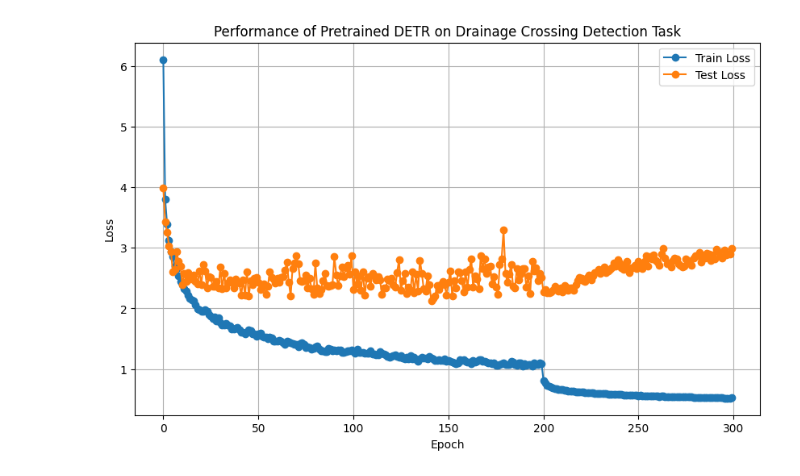
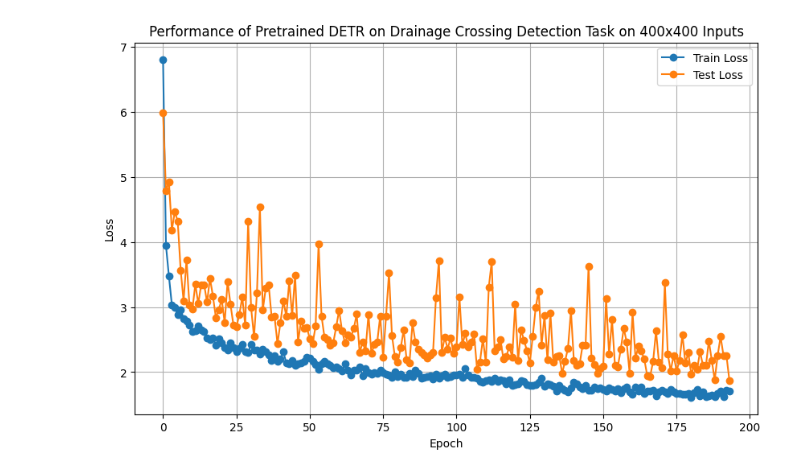
Before and after one commit to amirhnazerii/Transformer_OD_TPU, a Jupyter notebook: notebooks/visualization/training_graphs.ipynb, the cells around one changed output. Cells and saved outputs as stored; diff of their text form; code cells hidden in the pictures.

```diff
--- a/notebooks/visualization/training_graphs.ipynb
+++ b/notebooks/visualization/training_graphs.ipynb
@@ -3,10 +3,10 @@ import pandas as pd
 import matplotlib.pyplot as plt
 import os
 # %%
-experiment_name = 'experiment_1'
+crop = 400
+experiment_name = f'detr_output_{crop}_binary_skip'
 # %%
-savedir = '/workspace/visualizations/'
-os.makedirs(os.path.join(savedir, experiment_name), exist_ok=True)
+savedir = os.path.join('/workspace', experiment_name)
 # %%
 def read_dict_file(filename):
     with open(filename, 'r') as file:
@@ -20,13 +20,13 @@ df = read_dict_file(filename)
 # %%
 plt.figure(figsize=(10, 6))
 plt.plot(df['epoch'], df['train_loss'], label='Train Loss', marker='o')
 plt.plot(df['epoch'], df['test_loss'], label='Test Loss', marker='o')
 
 plt.xlabel('Epoch')
 plt.ylabel('Loss')
-plt.title('Performance of Pretrained DETR on Drainage Crossing Detection Task')
+plt.title(f'Performance of Pretrained DETR on Drainage Crossing Detection Task on {crop}x{crop} Inputs')
 plt.legend()
 plt.grid(True)
-plt.savefig(os.path.join(savedir, experiment_name, 'training_graph.png'))
+plt.savefig(os.path.join(savedir, 'training_graph.png'))
 # %% [output]
-[figure, old version]
+[figure, new version]
```
Also changed, not shown: 6 other files.
